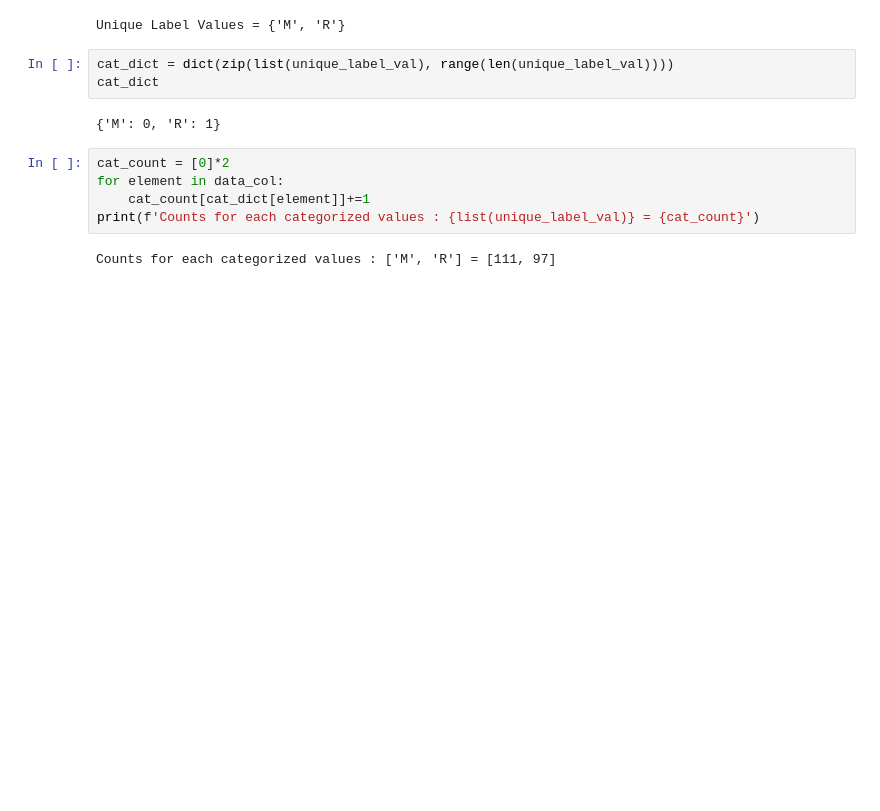
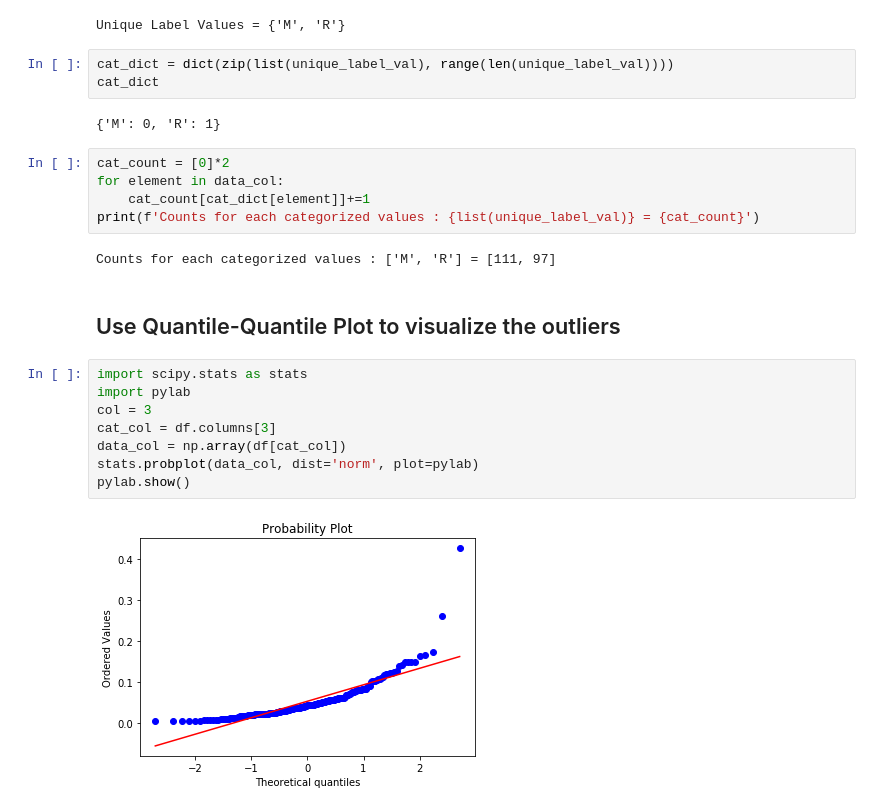
Before and after one commit to Coslate/DataMining_Final, a Jupyter notebook: Machine_Learning_In_Python_Essential_Techniques_For_Predictive_Analysis_CHP2.ipynb, the cells around one changed output. Drawn from its saved outputs; the diff is of its cells as text; blank space fills up the shorter version.

Commit message:
Update Quantile-Quantile Plot

```diff
--- a/Machine_Learning_In_Python_Essential_Techniques_For_Predictive_Analysis_CHP2.ipynb
+++ b/Machine_Learning_In_Python_Essential_Techniques_For_Predictive_Analysis_CHP2.ipynb
@@ -358,3 +358,15 @@ for element in data_col:
 print(f'Counts for each categorized values : {list(unique_label_val)} = {cat_count}')
 # %% [output]
 Counts for each categorized values : ['M', 'R'] = [111, 97]
+# %% [markdown]
+## Use Quantile-Quantile Plot to visualize the outliers
+# %%
+import scipy.stats as stats
+import pylab
+col = 3
+cat_col = df.columns[3]
+data_col = np.array(df[cat_col])
+stats.probplot(data_col, dist='norm', plot=pylab)
+pylab.show()
+# %% [output]
+[figure, added]
```
Also changed, not shown: parts of 1 cell of this notebook.
